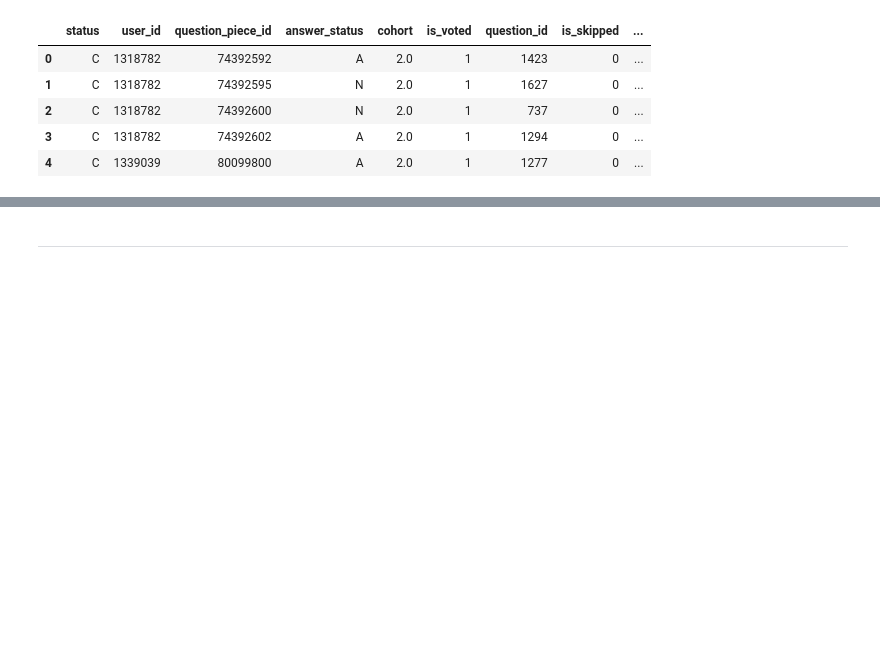
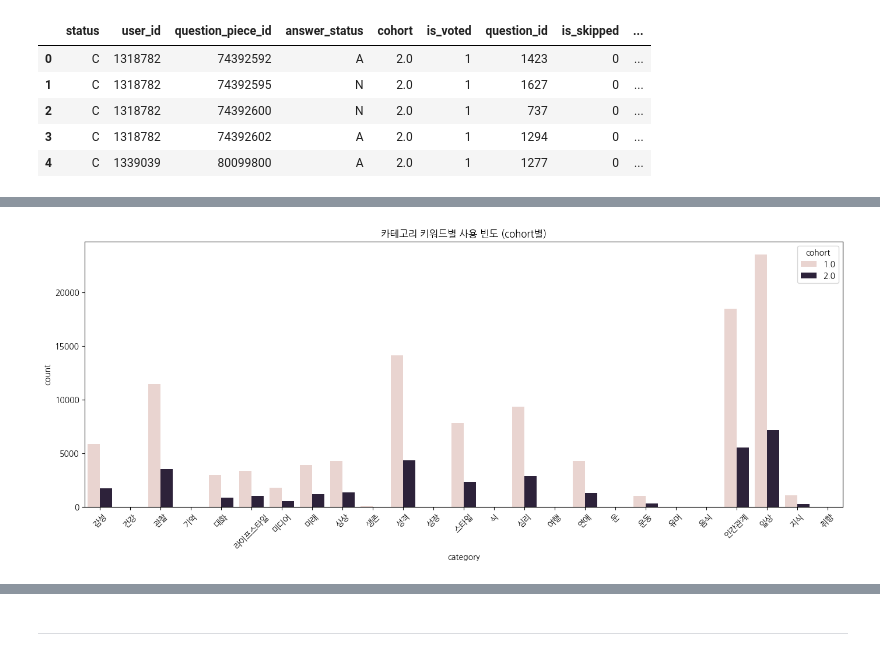
Before and after one commit to saeraniren/advanced_project, a Jupyter notebook: kpi_retention.ipynb, the cells around one changed output, grey strips where cells are left out. Cells and saved outputs as stored; diff of their text form; code cells hidden in the pictures; blank space fills up the shorter version.

```diff
--- a/kpi_retention.ipynb
+++ b/kpi_retention.ipynb
@@ -720,3 +720,7 @@ question_category_cohort_df.head()
 | 2 | C | 1318782 | 74392600 | N | 2.0 | 1 | 737 | 0 | ... |
 | 3 | C | 1318782 | 74392602 | A | 2.0 | 1 | 1294 | 0 | ... |
 | 4 | C | 1339039 | 80099800 | A | 2.0 | 1 | 1277 | 0 | ... |
+# %%
+# category 컬럼이 리스트형태, explode로 키워드 분해
+df_category_exploded = question_category_cohort_df.explode('category')
+df_category_exploded.head()
@@ -722,0 +734,4 @@ question_category_cohort_df.head()
+# %%
+# 키워드 수 세기 (cohort별로)
+category_count_df = df_category_exploded.groupby(['cohort', 'category']).size().reset_index(name='count')
+category_count_df.head()
@@ -722,0 +745,15 @@ question_category_cohort_df.head()
+# %%
+# 시각화
+plt.figure(figsize=(14, 6))
+sns.barplot(
+    data=category_count_df,
+    x='category',
+    y='count',
+    hue='cohort'
+)
+plt.xticks(rotation=45)
+plt.title('카테고리 키워드별 사용 빈도 (cohort별)')
+plt.tight_layout()
+plt.show()
+# %% [output]
+[figure, added]
```
Also changed, not shown: parts of 5 cells of this notebook.
